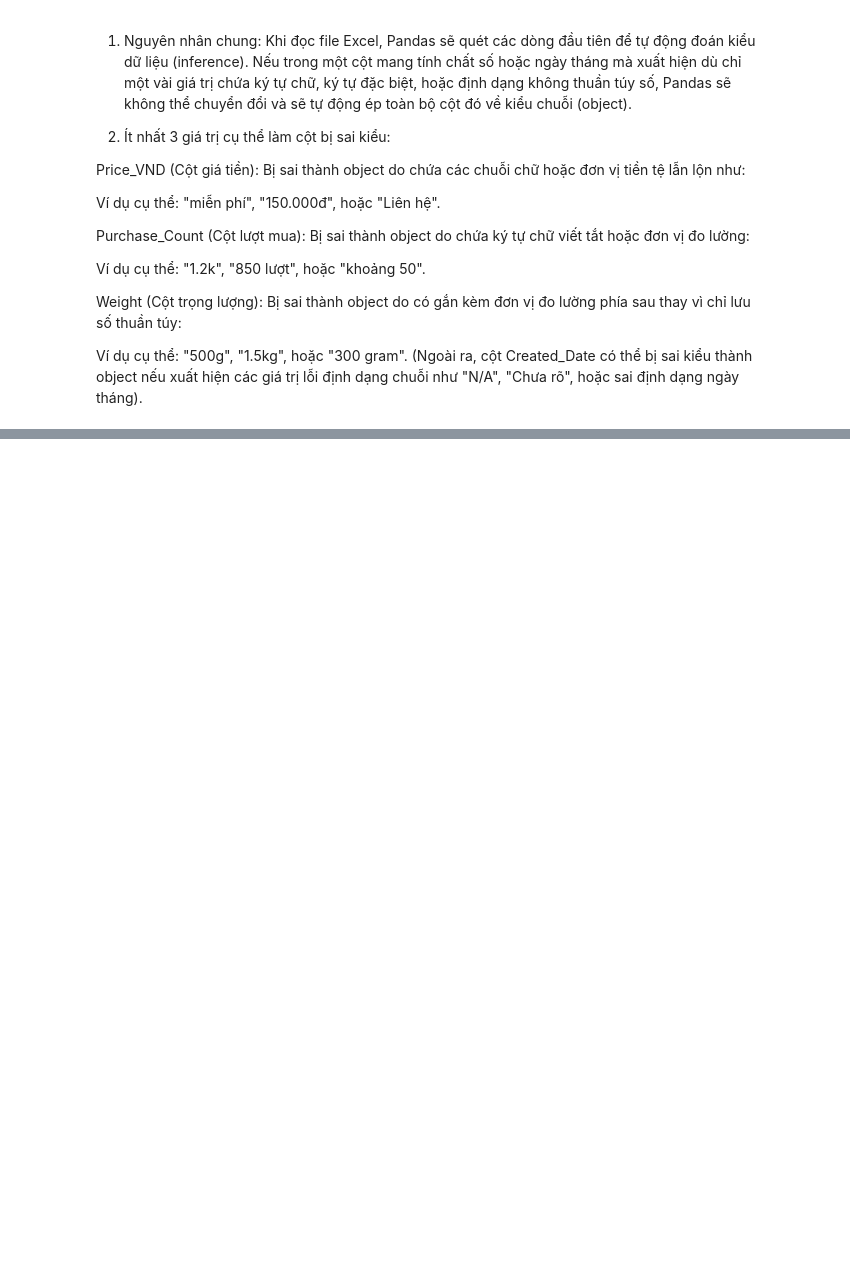
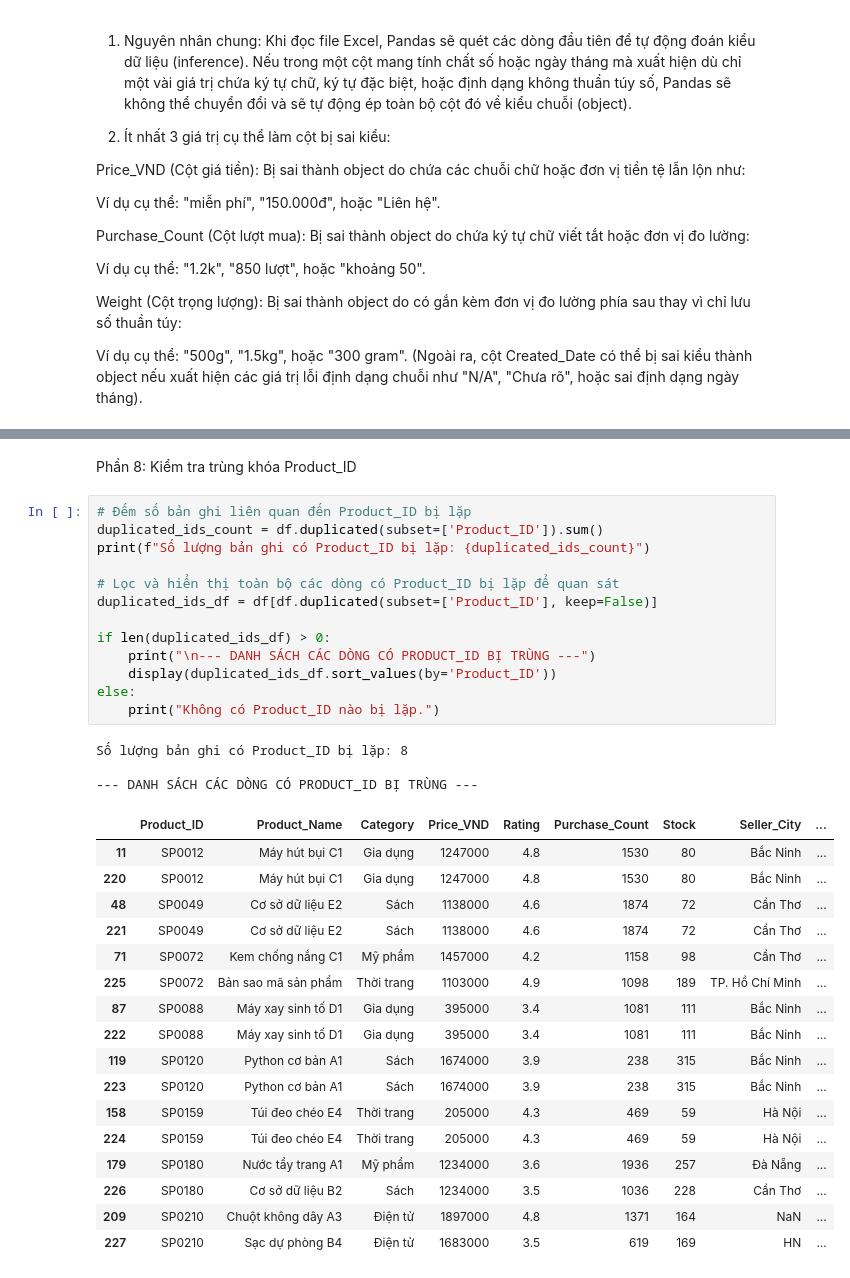
Before and after one commit to IAMIOT1/h-c-m-y-, a Jupyter notebook: BTTH_1.ipynb, the cells around one changed output, grey strips where cells are left out. Cells and saved outputs as stored; diff of their text form; blank space fills up the shorter version.

```diff
--- a/BTTH_1.ipynb
+++ b/BTTH_1.ipynb
@@ -105,0 +173,36 @@ Ví dụ cụ thể: "500g", "1.5kg", hoặc "300 gram".
+# %% [markdown]
+Phần 8: Kiểm tra trùng khóa Product_ID
+# %%
+# Đếm số bản ghi liên quan đến Product_ID bị lặp
+duplicated_ids_count = df.duplicated(subset=['Product_ID']).sum()
+print(f"Số lượng bản ghi có Product_ID bị lặp: {duplicated_ids_count}")
+
+# Lọc và hiển thị toàn bộ các dòng có Product_ID bị lặp để quan sát
+duplicated_ids_df = df[df.duplicated(subset=['Product_ID'], keep=False)]
+
+if len(duplicated_ids_df) > 0:
+    print("\n--- DANH SÁCH CÁC DÒNG CÓ PRODUCT_ID BỊ TRÙNG ---")
+    display(duplicated_ids_df.sort_values(by='Product_ID'))
+else:
+    print("Không có Product_ID nào bị lặp.")
+# %% [output]
+Số lượng bản ghi có Product_ID bị lặp: 8
+
+--- DANH SÁCH CÁC DÒNG CÓ PRODUCT_ID BỊ TRÙNG ---
+|  | Product_ID | Product_Name | Category | Price_VND | Rating | Purchase_Count | Stock | Seller_City | ... |
+| 11 | SP0012 | Máy hút bụi C1 | Gia dụng | 1247000 | 4.8 | 1530 | 80 | Bắc Ninh | ... |
+| 220 | SP0012 | Máy hút bụi C1 | Gia dụng | 1247000 | 4.8 | 1530 | 80 | Bắc Ninh | ... |
+| 48 | SP0049 | Cơ sở dữ liệu E2 | Sách | 1138000 | 4.6 | 1874 | 72 | Cần Thơ | ... |
+| 221 | SP0049 | Cơ sở dữ liệu E2 | Sách | 1138000 | 4.6 | 1874 | 72 | Cần Thơ | ... |
+| 71 | SP0072 | Kem chống nắng C1 | Mỹ phẩm | 1457000 | 4.2 | 1158 | 98 | Cần Thơ | ... |
+| 225 | SP0072 | Bản sao mã sản phẩm | Thời trang | 1103000 | 4.9 | 1098 | 189 | TP. Hồ Chí Minh | ... |
+| 87 | SP0088 | Máy xay sinh tố D1 | Gia dụng | 395000 | 3.4 | 1081 | 111 | Bắc Ninh | ... |
+| 222 | SP0088 | Máy xay sinh tố D1 | Gia dụng | 395000 | 3.4 | 1081 | 111 | Bắc Ninh | ... |
+| 119 | SP0120 | Python cơ bản A1 | Sách | 1674000 | 3.9 | 238 | 315 | Bắc Ninh | ... |
+| 223 | SP0120 | Python cơ bản A1 | Sách | 1674000 | 3.9 | 238 | 315 | Bắc Ninh | ... |
+| 158 | SP0159 | Túi đeo chéo E4 | Thời trang | 205000 | 4.3 | 469 | 59 | Hà Nội | ... |
+| 224 | SP0159 | Túi đeo chéo E4 | Thời trang | 205000 | 4.3 | 469 | 59 | Hà Nội | ... |
+| 179 | SP0180 | Nước tẩy trang A1 | Mỹ phẩm | 1234000 | 3.6 | 1936 | 257 | Đà Nẵng | ... |
+| 226 | SP0180 | Cơ sở dữ liệu B2 | Sách | 1234000 | 3.5 | 1036 | 228 | Cần Thơ | ... |
+| 209 | SP0210 | Chuột không dây A3 | Điện tử | 1897000 | 4.8 | 1371 | 164 | NaN | ... |
+| 227 | SP0210 | Sạc dự phòng B4 | Điện tử | 1683000 | 3.5 | 619 | 169 | HN | ... |
```
Also changed, not shown: parts of 40 cells of this notebook.
